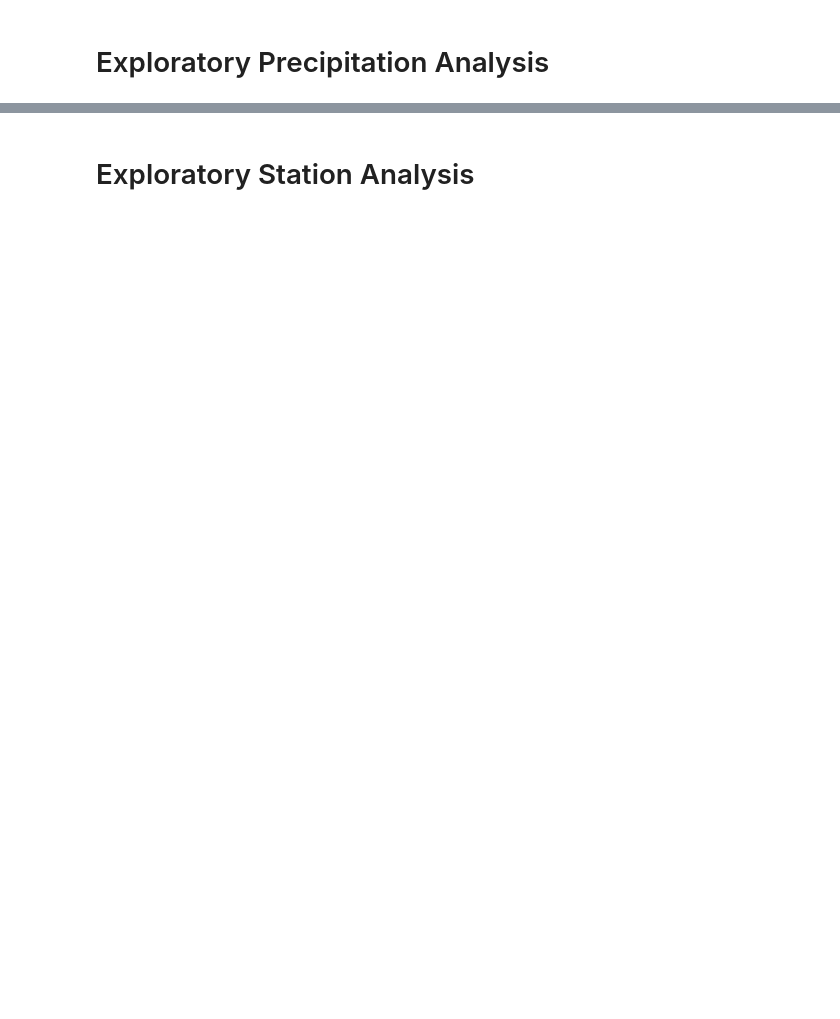
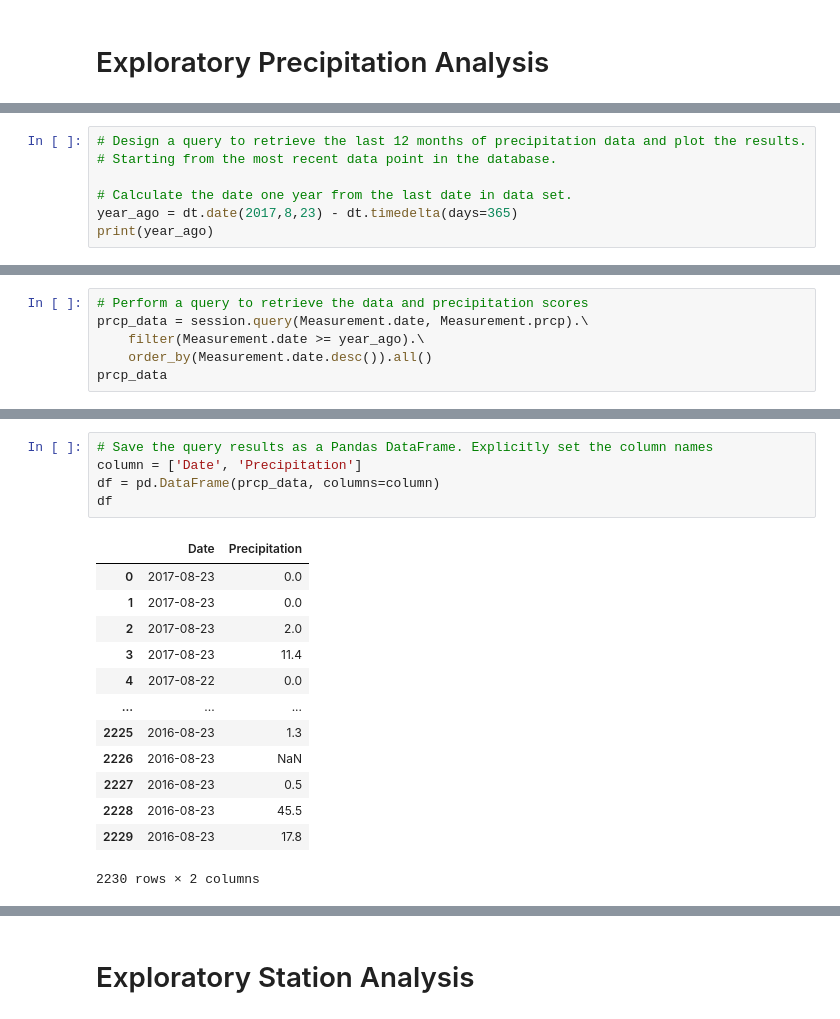
Before and after one commit to BradFisher18/sqlalchemy-challenge, a Jupyter notebook: SurfsUp/climate_starter.ipynb, the cells around one changed output, grey strips where cells are left out. Cells and saved outputs as stored; diff of their text form; blank space fills up the shorter version.

```diff
--- a/SurfsUp/climate_starter.ipynb
+++ b/SurfsUp/climate_starter.ipynb
@@ -38,2 +71,9 @@ engine = create_engine("sqlite:///Resources/hawaii.sqlite")
 # %% [output]
 ('2017-08-23',)
+# %%
+# Design a query to retrieve the last 12 months of precipitation data and plot the results.
+# Starting from the most recent data point in the database.
+
+# Calculate the date one year from the last date in data set.
+year_ago = dt.date(2017,8,23) - dt.timedelta(days=365)
+print(year_ago)
@@ -39,0 +82,6 @@ engine = create_engine("sqlite:///Resources/hawaii.sqlite")
+# %%
+# Perform a query to retrieve the data and precipitation scores
+prcp_data = session.query(Measurement.date, Measurement.prcp).\
+    filter(Measurement.date >= year_ago).\
+    order_by(Measurement.date.desc()).all()
+prcp_data
@@ -39,0 +106,19 @@ engine = create_engine("sqlite:///Resources/hawaii.sqlite")
+# %%
+# Save the query results as a Pandas DataFrame. Explicitly set the column names
+column = ['Date', 'Precipitation']
+df = pd.DataFrame(prcp_data, columns=column)
+df
+# %% [output]
+|  | Date | Precipitation |
+| 0 | 2017-08-23 | 0.0 |
+| 1 | 2017-08-23 | 0.0 |
+| 2 | 2017-08-23 | 2.0 |
+| 3 | 2017-08-23 | 11.4 |
+| 4 | 2017-08-22 | 0.0 |
+| ... | ... | ... |
+| 2225 | 2016-08-23 | 1.3 |
+| 2226 | 2016-08-23 | NaN |
+| 2227 | 2016-08-23 | 0.5 |
+| 2228 | 2016-08-23 | 45.5 |
+| 2229 | 2016-08-23 | 17.8 |
+2230 rows × 2 columns
```
Also changed, not shown: parts of 24 cells of this notebook, 2 other files.
